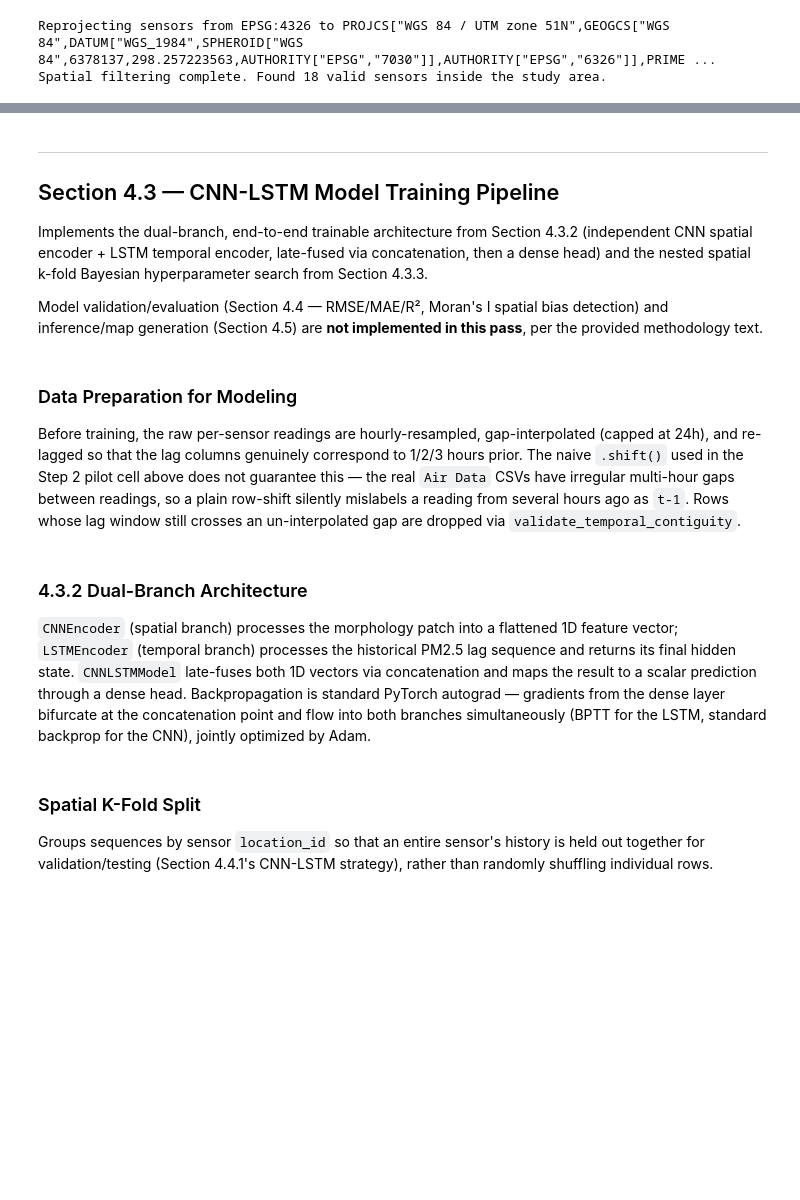
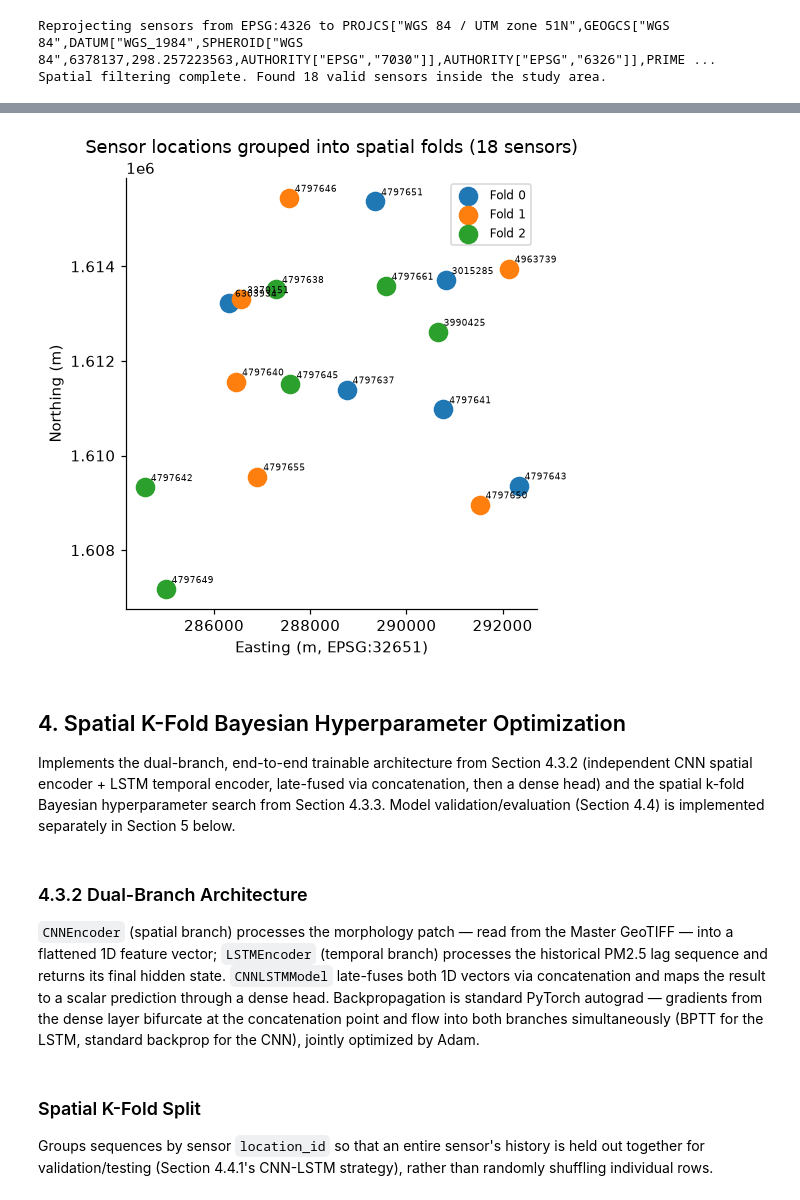
Before and after one commit to Patthethicc/urban-air, a Jupyter notebook: pilot testing/CNN-LSTM/Extra_Preprocessing_pipeline_FIXED.ipynb, the cells around one changed output, grey strips where cells are left out. Saved outputs shown, nothing was run; the diff lists cells and outputs as text; code cells hidden in the pictures; blank space fills up the shorter version.

```diff
--- a/pilot testing/CNN-LSTM/Extra_Preprocessing_pipeline_FIXED.ipynb
+++ b/pilot testing/CNN-LSTM/Extra_Preprocessing_pipeline_FIXED.ipynb
@@ -792,9 +928,29 @@ Extracted patches for 18 sensors.
+# %%
+demo_gkf = GroupKFold(n_splits=3)
+demo_groups = modeling_df["location_id"].values
+
+sensor_fold_map = {}
+for fold_idx, (_, val_pos) in enumerate(demo_gkf.split(modeling_df, groups=demo_groups)):
+    for sensor_id in modeling_df.iloc[val_pos]["location_id"].unique():
+        sensor_fold_map[sensor_id] = fold_idx
+
+fold_plot_gdf = valid_sensors_gdf.copy()
+fold_plot_gdf["fold"] = fold_plot_gdf["location_id"].map(sensor_fold_map)
+
+plt.figure(figsize=(5, 5))
+for f in sorted(fold_plot_gdf["fold"].dropna().unique()):
+    sub = fold_plot_gdf[fold_plot_gdf["fold"] == f]
+    plt.scatter(sub.geometry.x, sub.geometry.y, s=140, label=f"Fold {int(f)}")
+for _, r in fold_plot_gdf.iterrows():
+    plt.annotate(str(r["location_id"]), (r.geometry.x, r.geometry.y), fontsize=6,
+                 xytext=(4, 4), textcoords="offset points")
+plt.title(f"Sensor locations grouped into spatial folds ({len(sensor_fold_map)} sensors)")
+plt.xlabel("Easting (m, EPSG:32651)"); plt.ylabel("Northing (m)")
+plt.legend(fontsize=8)
+plt.tight_layout()
+plt.show()
+# %% [output]
+[figure, added]
 # %% [markdown]
----
-## Section 4.3 — CNN-LSTM Model Training Pipeline
-Implements the dual-branch, end-to-end trainable architecture from Section 4.3.2 (independent CNN spatial encoder + LSTM temporal encoder, late-fused via concatenation, then a dense head) and the nested spatial k-fold Bayesian hyperparameter search from Section 4.3.3.
-
-Model validation/evaluation (Section 4.4 — RMSE/MAE/R², Moran's I spatial bias detection) and inference/map generation (Section 4.5) are **not implemented in this pass**, per the provided methodology text.
+## 4. Spatial K-Fold Bayesian Hyperparameter Optimization
+Implements the dual-branch, end-to-end trainable architecture from Section 4.3.2 (independent CNN spatial encoder + LSTM temporal encoder, late-fused via concatenation, then a dense head) and the spatial k-fold Bayesian hyperparameter search from Section 4.3.3. Model validation/evaluation (Section 4.4) is implemented separately in Section 5 below.
-# %% [markdown]
-### Data Preparation for Modeling
-Before training, the raw per-sensor readings are hourly-resampled, gap-interpolated (capped at 24h), and re-lagged so that the lag columns genuinely correspond to 1/2/3 hours prior. The naive `.shift()` used in the Step 2 pilot cell above does not guarantee this — the real `Air Data` CSVs have irregular multi-hour gaps between readings, so a plain row-shift silently mislabels a reading from several hours ago as `t-1`. Rows whose lag window still crosses an un-interpolated gap are dropped via `validate_temporal_contiguity`.
@@ -871,4 +957,4 @@ def prepare_modeling_frame(raw_df, lags=(3, 2, 1), max_gap_hours=24, sequence_le
 # %% [markdown]
 ### 4.3.2 Dual-Branch Architecture
-`CNNEncoder` (spatial branch) processes the morphology patch into a flattened 1D feature vector; `LSTMEncoder` (temporal branch) processes the historical PM2.5 lag sequence and returns its final hidden state. `CNNLSTMModel` late-fuses both 1D vectors via concatenation and maps the result to a scalar prediction through a dense head. Backpropagation is standard PyTorch autograd — gradients from the dense layer bifurcate at the concatenation point and flow into both branches simultaneously (BPTT for the LSTM, standard backprop for the CNN), jointly optimized by Adam.
+`CNNEncoder` (spatial branch) processes the morphology patch — read from the Master GeoTIFF — into a flattened 1D feature vector; `LSTMEncoder` (temporal branch) processes the historical PM2.5 lag sequence and returns its final hidden state. `CNNLSTMModel` late-fuses both 1D vectors via concatenation and maps the result to a scalar prediction through a dense head. Backpropagation is standard PyTorch autograd — gradients from the dense layer bifurcate at the concatenation point and flow into both branches simultaneously (BPTT for the LSTM, standard backprop for the CNN), jointly optimized by Adam.
 # %%
```
Also changed, not shown: parts of 67 cells of this notebook, 3 other files.
